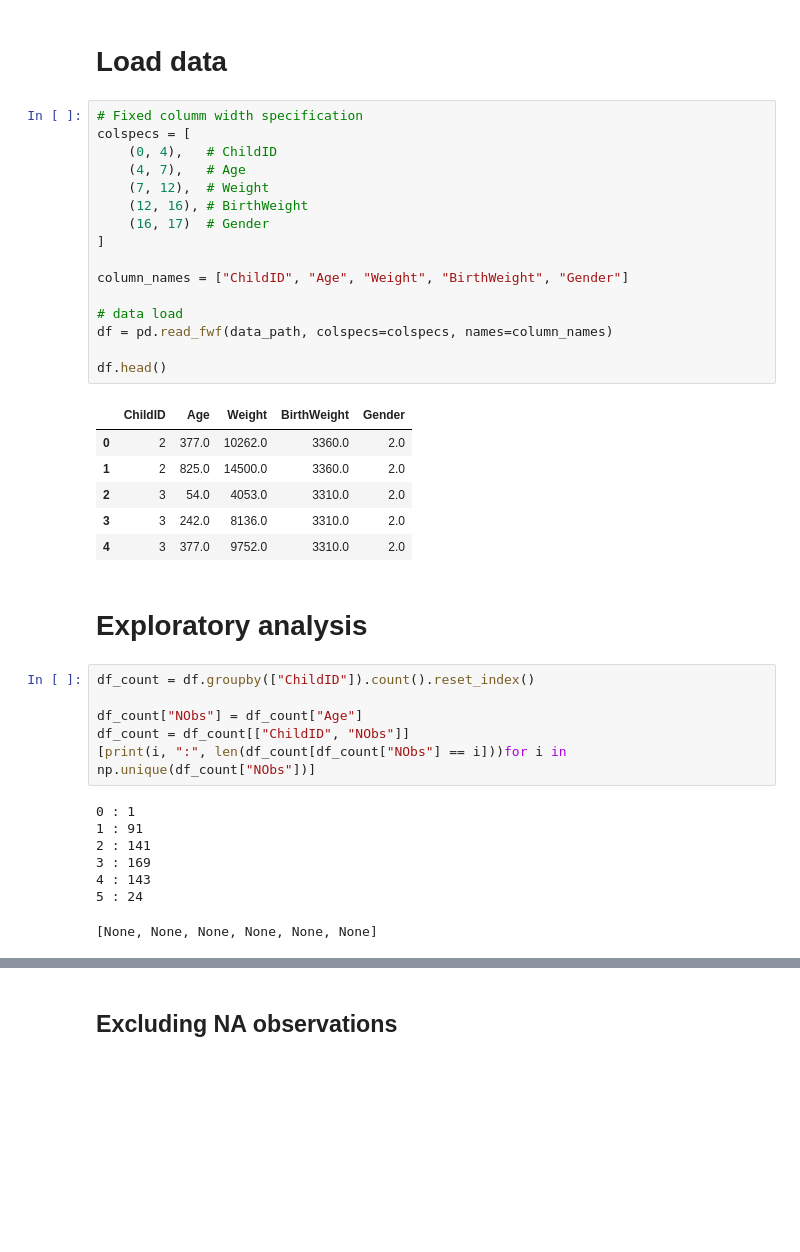
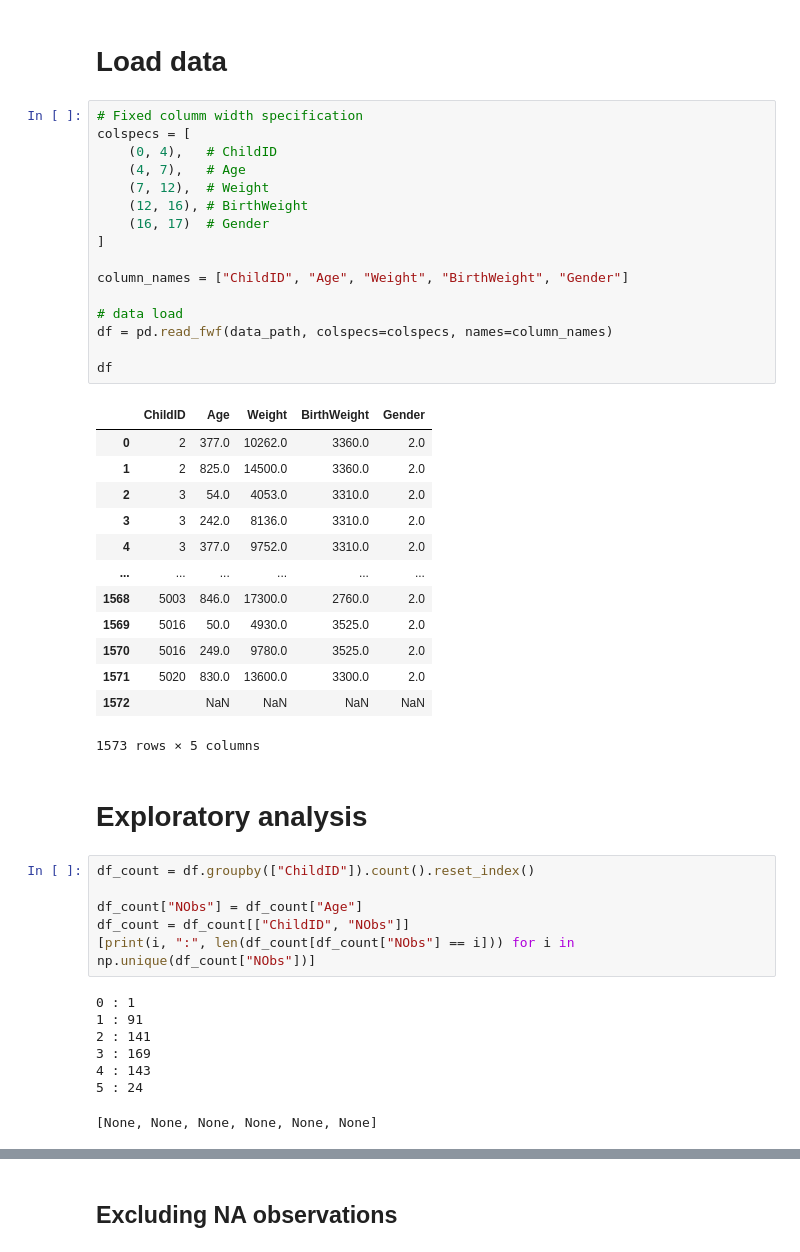
Before and after one commit to LongbowHood/multilevel-models, a Jupyter notebook: data_preprocessing.ipynb, the cells around one changed output, grey strips where cells are left out. Drawn from its saved outputs; the diff is of its cells as text; blank space fills up the shorter version.

```diff
--- a/data_preprocessing.ipynb
+++ b/data_preprocessing.ipynb
@@ -18,26 +18,33 @@ save_path = wd + "\\prep_data\\data_"
 # %%
 # Fixed columm width specification
 colspecs = [
     (0, 4),   # ChildID
     (4, 7),   # Age
     (7, 12),  # Weight
     (12, 16), # BirthWeight
     (16, 17)  # Gender
 ]
 
 column_names = ["ChildID", "Age", "Weight", "BirthWeight", "Gender"]
 
 # data load
 df = pd.read_fwf(data_path, colspecs=colspecs, names=column_names)
 
-df.head()
+df
 # %% [output]
 |  | ChildID | Age | Weight | BirthWeight | Gender |
 | 0 | 2 | 377.0 | 10262.0 | 3360.0 | 2.0 |
 | 1 | 2 | 825.0 | 14500.0 | 3360.0 | 2.0 |
 | 2 | 3 | 54.0 | 4053.0 | 3310.0 | 2.0 |
 | 3 | 3 | 242.0 | 8136.0 | 3310.0 | 2.0 |
 | 4 | 3 | 377.0 | 9752.0 | 3310.0 | 2.0 |
+| ... | ... | ... | ... | ... | ... |
+| 1568 | 5003 | 846.0 | 17300.0 | 2760.0 | 2.0 |
+| 1569 | 5016 | 50.0 | 4930.0 | 3525.0 | 2.0 |
+| 1570 | 5016 | 249.0 | 9780.0 | 3525.0 | 2.0 |
+| 1571 | 5020 | 830.0 | 13600.0 | 3300.0 | 2.0 |
+| 1572 |  | NaN | NaN | NaN | NaN |
+1573 rows × 5 columns
 # %% [markdown]
 # Exploratory analysis
 # %%
@@ -45,7 +52,7 @@ df_count = df.groupby(["ChildID"]).count().reset_index()
 
 df_count["NObs"] = df_count["Age"]
 df_count = df_count[["ChildID", "NObs"]]
-[print(i, ":", len(df_count[df_count["NObs"] == i]))for i in np.unique(df_count["NObs"])]
+[print(i, ":", len(df_count[df_count["NObs"] == i])) for i in np.unique(df_count["NObs"])]
 # %% [output]
 0 : 1
 1 : 91
```
Also changed, not shown: parts of 16 cells of this notebook.
